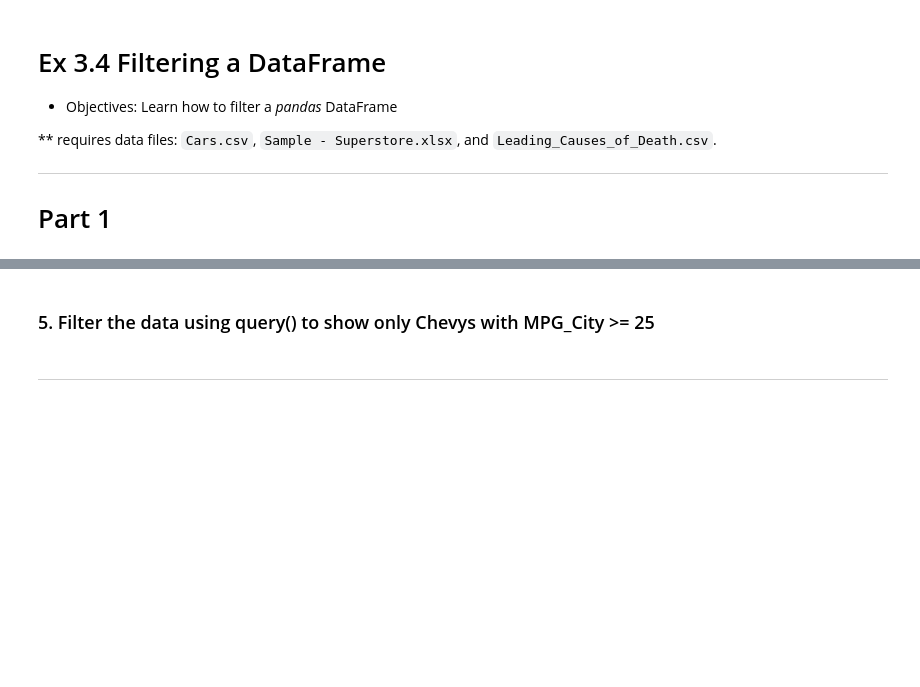
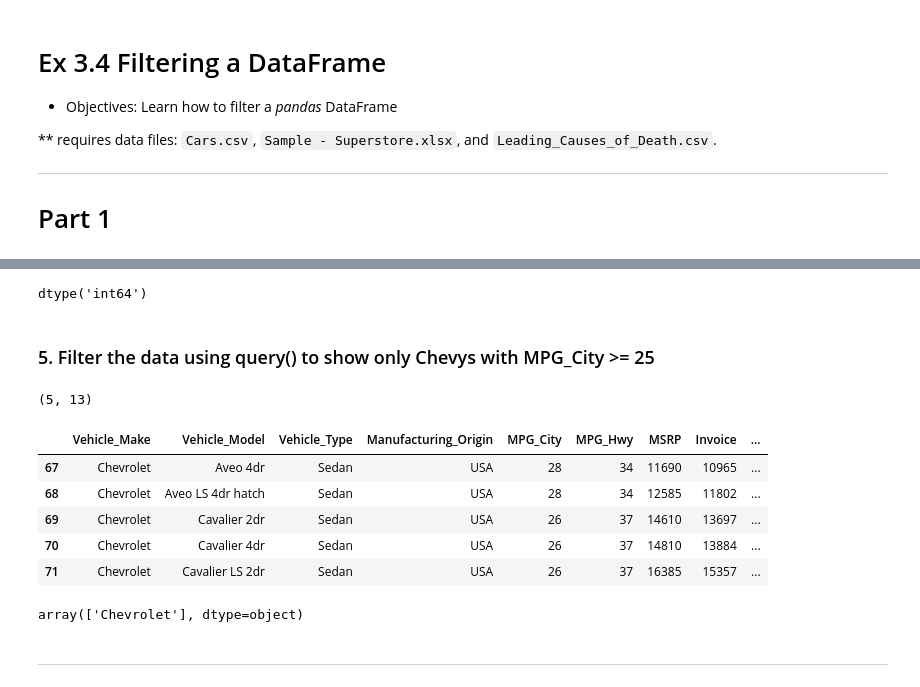
Before and after one commit to brownieboi3128/CIS_340, a Jupyter notebook: 3/3.4/exercise/Ex3.4_Filtering.ipynb, the cells around one changed output, grey strips where cells are left out. Cells and saved outputs as stored; diff of their text form; code cells hidden in the pictures; blank space fills up the shorter version.

```diff
--- a/3/3.4/exercise/Ex3.4_Filtering.ipynb
+++ b/3/3.4/exercise/Ex3.4_Filtering.ipynb
@@ -18,4 +54,7 @@ import pandas as pd
 # %%
 # 4. Confirm the MPG_City column is numeric
+df['MPG_City'].dtype
+# %% [output]
+dtype('int64')
 # %% [markdown]
 ### 5. Filter the data using query() to show only Chevys with MPG_City >= 25
@@ -24,5 +61,20 @@ import pandas as pd
+# %%
+df_Q1 = df.query("Vehicle_Make == 'Chevrolet' and MPG_City >= 25")
+print(df_Q1.shape)
+df_Q1
+# %% [output]
+(5, 13)
+|  | Vehicle_Make | Vehicle_Model | Vehicle_Type | Manufacturing_Origin | MPG_City | MPG_Hwy | MSRP | Invoice | ... |
+| 67 | Chevrolet | Aveo 4dr | Sedan | USA | 28 | 34 | 11690 | 10965 | ... |
+| 68 | Chevrolet | Aveo LS 4dr hatch | Sedan | USA | 28 | 34 | 12585 | 11802 | ... |
+| 69 | Chevrolet | Cavalier 2dr | Sedan | USA | 26 | 37 | 14610 | 13697 | ... |
+| 70 | Chevrolet | Cavalier 4dr | Sedan | USA | 26 | 37 | 14810 | 13884 | ... |
+| 71 | Chevrolet | Cavalier LS 2dr | Sedan | USA | 26 | 37 | 16385 | 15357 | ... |
 # %%
 # 6. Use unique() the check your filter results
+df_Q1["Vehicle_Make"].unique()
+# %% [output]
+array(['Chevrolet'], dtype=object)
 # %% [markdown]
 ---
 # %% [markdown]
```
Also changed, not shown: parts of 16 cells of this notebook.
